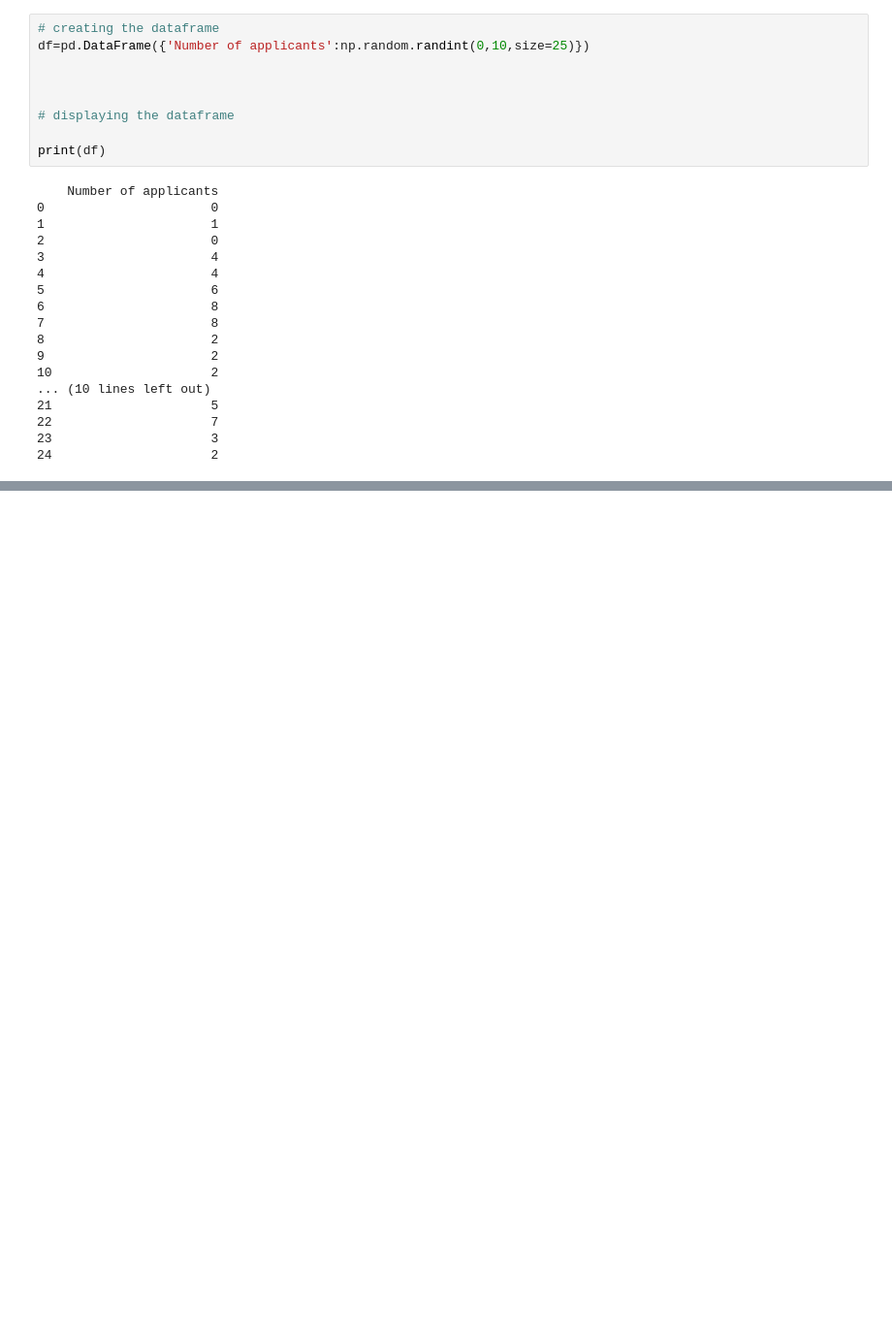
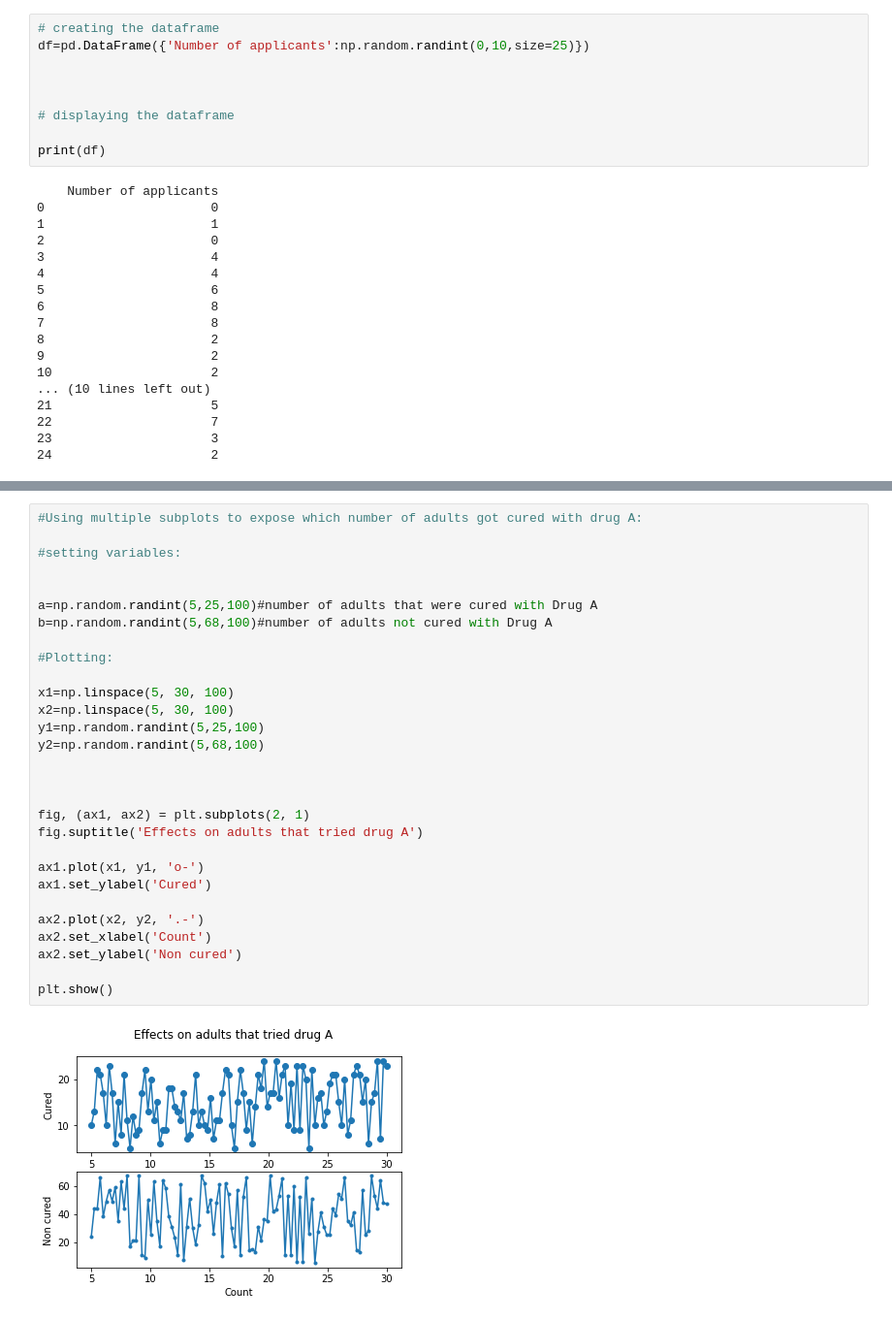
Before and after one commit to Ainara12/Fundamentals-DataAnalysis-tasks, a Jupyter notebook: Playing with synthetic data creation.ipynb, the cells around one changed output, grey strips where cells are left out. Shown at 97% size. Saved outputs shown, nothing was run; the diff lists cells and outputs as text; blank space fills up the shorter version.

```diff
--- a/Playing with synthetic data creation.ipynb
+++ b/Playing with synthetic data creation.ipynb
@@ -107,0 +223,31 @@ print(df)
+# %%
+#Using multiple subplots to expose which number of adults got cured with drug A:
+
+#setting variables:
+
+
+a=np.random.randint(5,25,100)#number of adults that were cured with Drug A
+b=np.random.randint(5,68,100)#number of adults not cured with Drug A
+
+#Plotting:
+
+x1=np.linspace(5, 30, 100)
+x2=np.linspace(5, 30, 100)
+y1=np.random.randint(5,25,100)
+y2=np.random.randint(5,68,100)
+
+
+
+fig, (ax1, ax2) = plt.subplots(2, 1)
+fig.suptitle('Effects on adults that tried drug A')
+
+ax1.plot(x1, y1, 'o-')
+ax1.set_ylabel('Cured')
+
+ax2.plot(x2, y2, '.-')
+ax2.set_xlabel('Count')
+ax2.set_ylabel('Non cured')
+
+plt.show()
+# %% [output]
+[figure, added]
```
Also changed, not shown: parts of 9 cells of this notebook, 1 other file.
